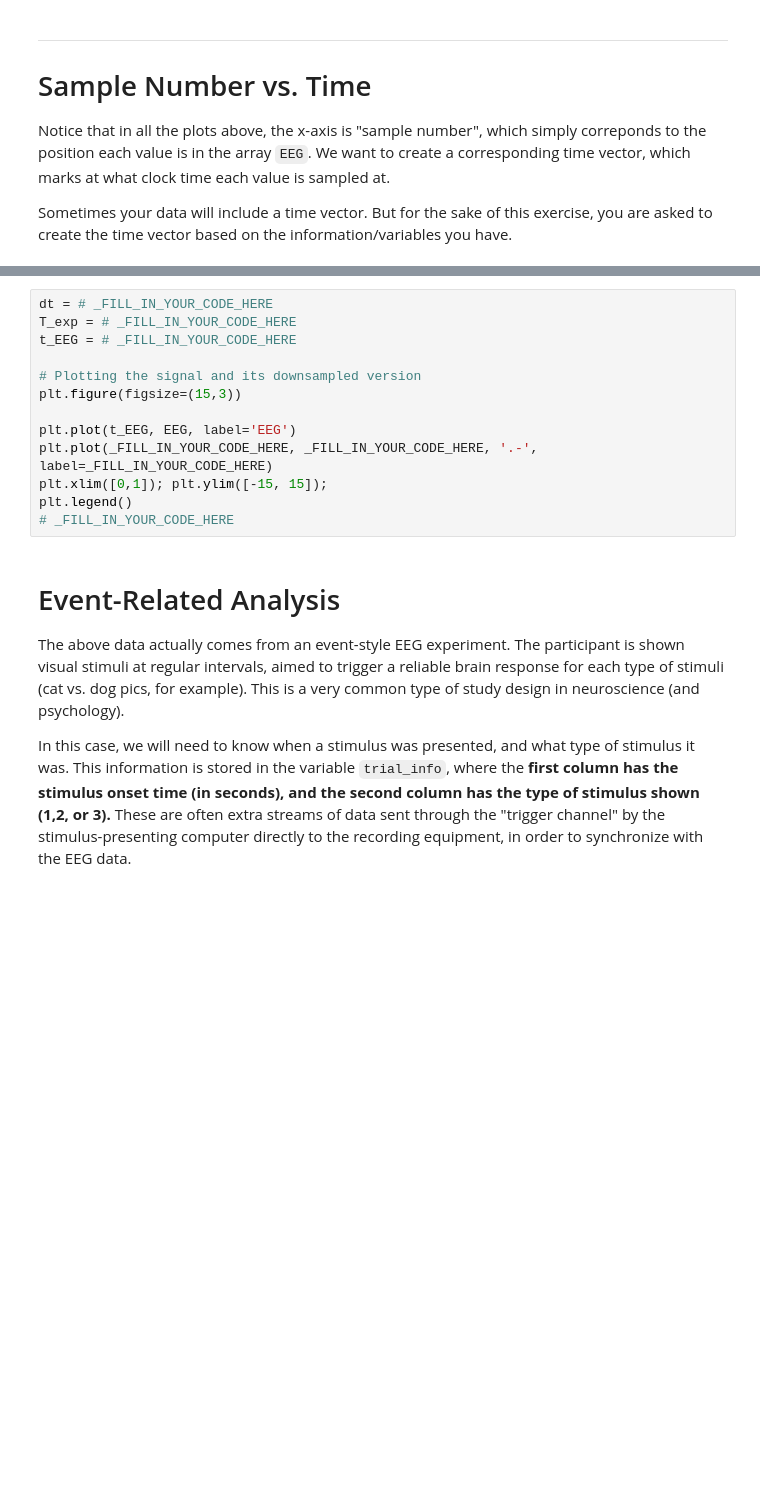
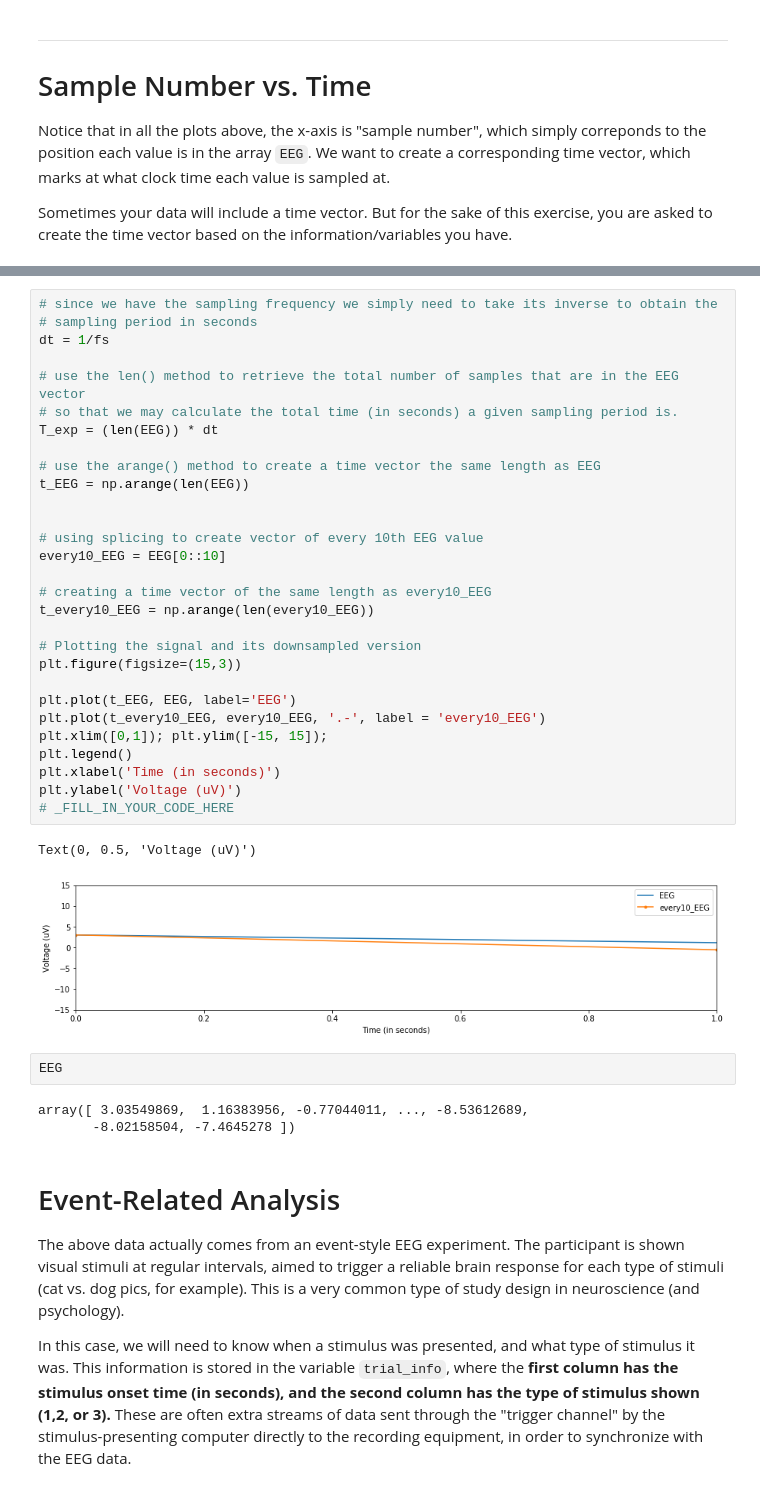
Before and after one commit to rmontehe/COGS118C, a Jupyter notebook: Assignments/Assignment 1/A1-SamplingTimeSeries.ipynb, the cells around one changed output, grey strips where cells are left out. Drawn from its saved outputs; the diff is of its cells as text; blank space fills up the shorter version.

```diff
--- a/Assignments/Assignment 1/A1-SamplingTimeSeries.ipynb
+++ b/Assignments/Assignment 1/A1-SamplingTimeSeries.ipynb
@@ -130,16 +146,40 @@ ANSWER:
-# %%
-dt = # _FILL_IN_YOUR_CODE_HERE
-T_exp = # _FILL_IN_YOUR_CODE_HERE
-t_EEG = # _FILL_IN_YOUR_CODE_HERE
-
-# Plotting the signal and its downsampled version
-plt.figure(figsize=(15,3))
-
-plt.plot(t_EEG, EEG, label='EEG')
-plt.plot(_FILL_IN_YOUR_CODE_HERE, _FILL_IN_YOUR_CODE_HERE, '.-', label=_FILL_IN_YOUR_CODE_HERE)
-plt.xlim([0,1]); plt.ylim([-15, 15]);
-plt.legend()
-# _FILL_IN_YOUR_CODE_HERE
+# %%
+# since we have the sampling frequency we simply need to take its inverse to obtain the
+# sampling period in seconds
+dt = 1/fs
+
+# use the len() method to retrieve the total number of samples that are in the EEG vector
+# so that we may calculate the total time (in seconds) a given sampling period is.
+T_exp = (len(EEG)) * dt
+
+# use the arange() method to create a time vector the same length as EEG
+t_EEG = np.arange(len(EEG))
+
+
+# using splicing to create vector of every 10th EEG value
+every10_EEG = EEG[0::10]
+
+# creating a time vector of the same length as every10_EEG
+t_every10_EEG = np.arange(len(every10_EEG))
+
+# Plotting the signal and its downsampled version
+plt.figure(figsize=(15,3))
+
+plt.plot(t_EEG, EEG, label='EEG')
+plt.plot(t_every10_EEG, every10_EEG, '.-', label = 'every10_EEG')
+plt.xlim([0,1]); plt.ylim([-15, 15]);
+plt.legend()
+plt.xlabel('Time (in seconds)')
+plt.ylabel('Voltage (uV)')
+# _FILL_IN_YOUR_CODE_HERE
+# %% [output]
+Text(0, 0.5, 'Voltage (uV)')
+[figure, added]
+# %%
+EEG
+# %% [output]
+array([ 3.03549869,  1.16383956, -0.77044011, ..., -8.53612689,
+       -8.02158504, -7.4645278 ])
 # %% [markdown]
 # Event-Related Analysis
 The above data actually comes from an event-style EEG experiment. The participant is shown visual stimuli at regular intervals, aimed to trigger a reliable brain response for each type of stimuli (cat vs. dog pics, for example). This is a very common type of study design in neuroscience (and psychology).
```
Also changed, not shown: parts of 12 cells of this notebook.
